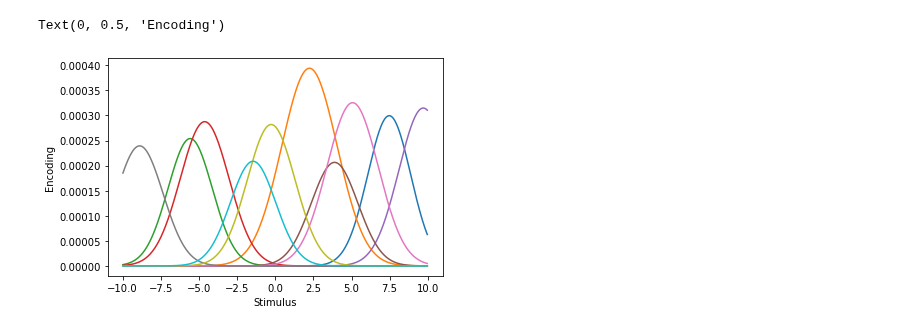
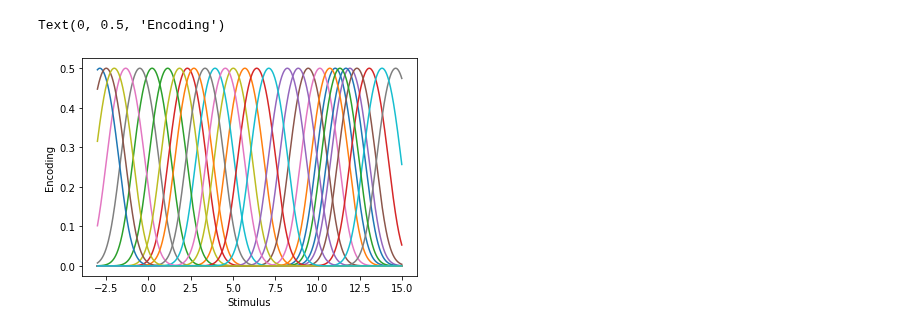
Before and after one commit to simonebmalerba/neural_VAE, a Jupyter notebook: ising_analytical.ipynb, the cells around one changed output. Drawn from its saved outputs; the diff is of its cells as text; code cells hidden in the pictures.

Commit message:
Linear encoder parametrization

```diff
--- a/ising_analytical.ipynb
+++ b/ising_analytical.ipynb
@@ -10,9 +10,9 @@ import itertools
 import random
 # %%
 #Architecture parameters and distributions of stimuli
-N = 10
+N = 30
 K = 10
-p_x = torch.distributions.uniform.Uniform(-10,10)
+p_x = torch.distributions.uniform.Uniform(-3,15)
 
 #Training parameters
 N_EPOCHS = 5000
@@ -28,7 +28,9 @@ x_data = torch.utils.data.DataLoader(x_samples,batch_size=BATCH_SIZE)
 x_fine = torch.linspace(x_min,x_max,1000)[:,None]
 # %%
 #Initialization of encoder and decoder
-enc = BernoulliEncoder(N,x_min-0.2,x_max+0.2,x_sorted)
-r = enc.sample(x_fine,100)
-r_all = np.asarray(list(itertools.product([0, 1], repeat=N)))
-r_all = torch.tensor(r_all).transpose(0,1).type(torch.float)
+#enc = BernoulliEncoder(N,x_min-0.2,x_max+0.2,x_sorted)
+enc = BernoulliEncoder(N,x_min-3,x_max+3,x_sorted)
+
+plt.plot(x_fine,torch.sigmoid(enc(x_fine)).detach())
+plt.xlabel("Stimulus")
+plt.ylabel("Encoding")
@@ -58,7 +68,8 @@ plt.imshow(q.J.detach(),vmin=q.J.min().item(),vmax=q.J.max().item())
 # %%
+x_exp = torch.linspace(x_min-100,x_max+100,1000)[:,None]
 plt.plot(x_fine,torch.sigmoid(enc(x_fine)).detach())
 plt.xlabel("Stimulus")
 plt.ylabel("Encoding")
 # %% [output]
 Text(0, 0.5, 'Encoding')
-[figure, old version]
+[figure, new version]
```
Also changed, not shown: parts of 15 cells of this notebook, 2 other files.
